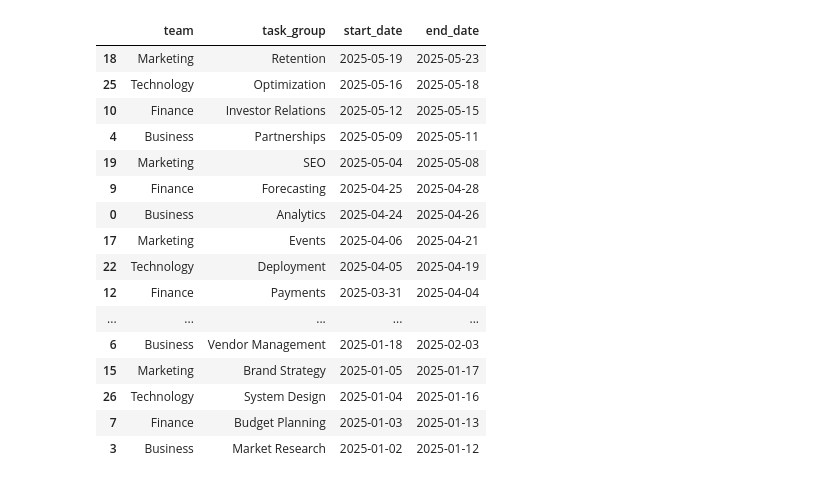
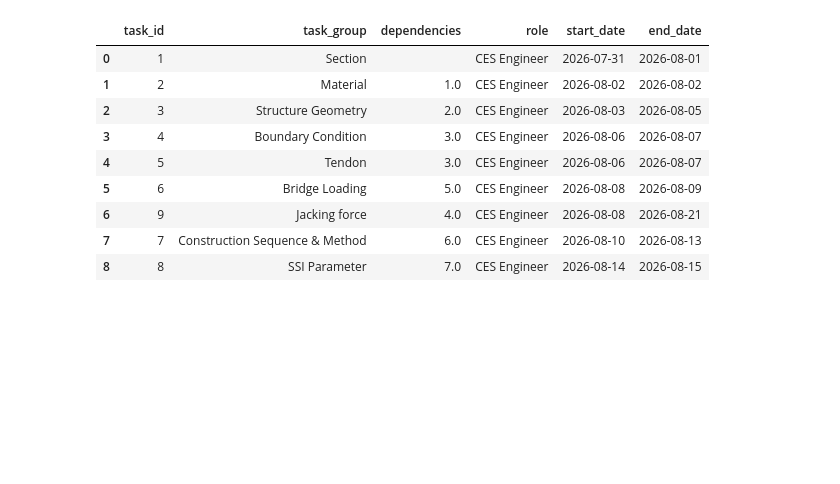
Before and after one commit to wirabinz/gantt-plotter, a Jupyter notebook: testing.ipynb, the cells around one changed output. Drawn from its saved outputs; the diff is of its cells as text; code cells hidden in the pictures; blank space fills up the shorter version.

```diff
--- a/testing.ipynb
+++ b/testing.ipynb
@@ -27,22 +42,22 @@ tasks.head()
-# %%
-grouped_tasks = group_tasks_by_group(tasks)
-grouped_tasks
-# %% [output]
-|  | team | task_group | start_date | end_date |
-| 18 | Marketing | Retention | 2025-05-19 | 2025-05-23 |
-| 25 | Technology | Optimization | 2025-05-16 | 2025-05-18 |
-| 10 | Finance | Investor Relations | 2025-05-12 | 2025-05-15 |
-| 4 | Business | Partnerships | 2025-05-09 | 2025-05-11 |
-| 19 | Marketing | SEO | 2025-05-04 | 2025-05-08 |
-| 9 | Finance | Forecasting | 2025-04-25 | 2025-04-28 |
-| 0 | Business | Analytics | 2025-04-24 | 2025-04-26 |
-| 17 | Marketing | Events | 2025-04-06 | 2025-04-21 |
-| 22 | Technology | Deployment | 2025-04-05 | 2025-04-19 |
-| 12 | Finance | Payments | 2025-03-31 | 2025-04-04 |
-| ... | ... | ... | ... | ... |
-| 6 | Business | Vendor Management | 2025-01-18 | 2025-02-03 |
-| 15 | Marketing | Brand Strategy | 2025-01-05 | 2025-01-17 |
-| 26 | Technology | System Design | 2025-01-04 | 2025-01-16 |
-| 7 | Finance | Budget Planning | 2025-01-03 | 2025-01-13 |
-| 3 | Business | Market Research | 2025-01-02 | 2025-01-12 |
+# %%
+projects = load_project_sheet(file_path)
+
+# build the project schedule forward from the startline:
+medan_ces = build_project_schedule_forward(file_path, projects.iloc[0])
+
+#if you want to build the schedule backward from the deadline, use:
+# medan_ces = build_project_schedule_backward(file_path, projects.iloc[0])
+
+medan_ces[["task_id", "task_group", "dependencies", "role", "start_date", "end_date"]]
+# %% [output]
+|  | task_id | task_group | dependencies | role | start_date | end_date |
+| 0 | 1 | Section |  | CES Engineer | 2026-07-31 | 2026-08-01 |
+| 1 | 2 | Material | 1.0 | CES Engineer | 2026-08-02 | 2026-08-02 |
+| 2 | 3 | Structure Geometry | 2.0 | CES Engineer | 2026-08-03 | 2026-08-05 |
+| 3 | 4 | Boundary Condition | 3.0 | CES Engineer | 2026-08-06 | 2026-08-07 |
+| 4 | 5 | Tendon | 3.0 | CES Engineer | 2026-08-06 | 2026-08-07 |
+| 5 | 6 | Bridge Loading | 5.0 | CES Engineer | 2026-08-08 | 2026-08-09 |
+| 6 | 9 | Jacking force | 4.0 | CES Engineer | 2026-08-08 | 2026-08-21 |
+| 7 | 7 | Construction Sequence & Method | 6.0 | CES Engineer | 2026-08-10 | 2026-08-13 |
+| 8 | 8 | SSI Parameter | 7.0 | CES Engineer | 2026-08-14 | 2026-08-15 |
 # %%
```
Also changed, not shown: parts of 9 cells of this notebook.
